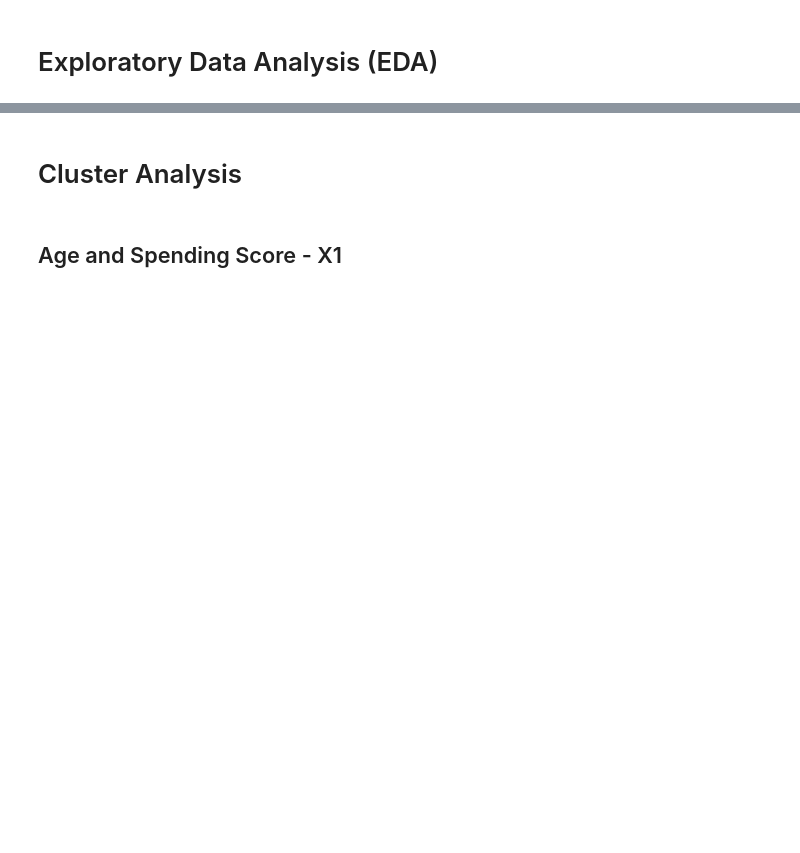
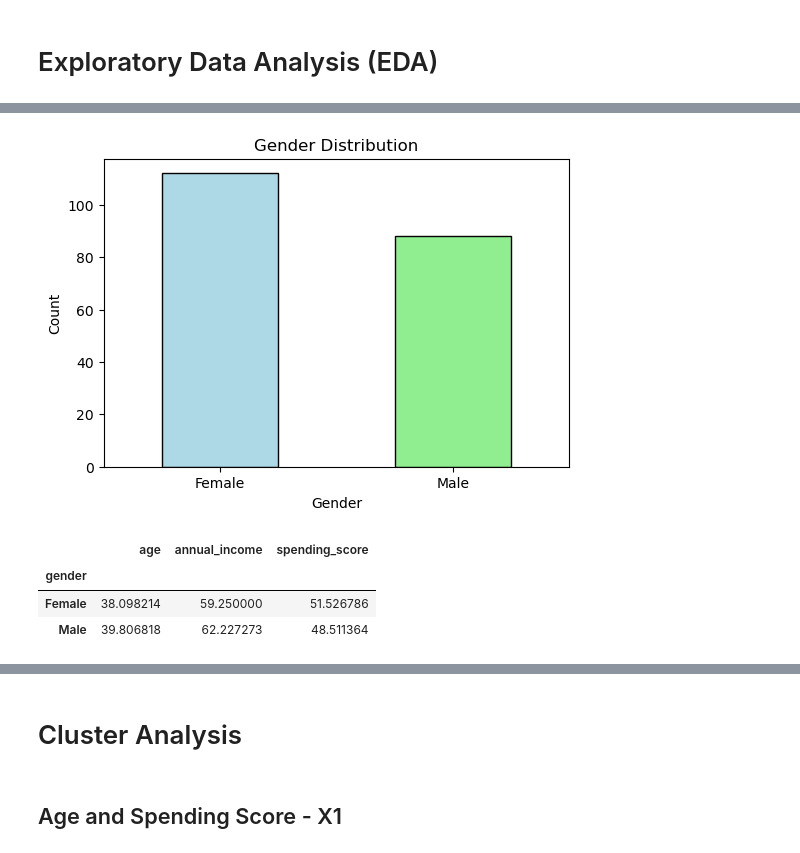
Before and after one commit to easgarli/datascience_bootcamp, a Jupyter notebook: Machine learning/16- Final Projects/Unsupervised Learning/ML_Unsupervised_Final_Project (Customers Segmentation).ipynb, the cells around one changed output, grey strips where cells are left out. Drawn from its saved outputs; the diff is of its cells as text; code cells hidden in the pictures; blank space fills up the shorter version.

```diff
--- a/Machine learning/16- Final Projects/Unsupervised Learning/ML_Unsupervised_Final_Project (Customers Segmentation).ipynb
+++ b/Machine learning/16- Final Projects/Unsupervised Learning/ML_Unsupervised_Final_Project (Customers Segmentation).ipynb
@@ -84,0 +213,27 @@
+# %%
+# Analyzing gender distribution and breakdown in relation to other variables
+
+# Gender distribution
+gender_distribution = customer_data['gender'].value_counts()
+
+# Plotting gender distribution
+plt.figure(figsize=(6,4))
+gender_distribution.plot(kind='bar', color=['lightblue', 'lightgreen'], edgecolor='black')
+plt.title('Gender Distribution')
+plt.xlabel('Gender')
+plt.ylabel('Count')
+plt.xticks(rotation=0)
+plt.show()
+# %% [output]
+[figure, added]
+# %%
+
+# Grouping by gender to analyze the mean of other variables
+gender_analysis = customer_data.groupby('gender').mean()[['age', 'annual_income', 'spending_score']]
+
+gender_analysis
+# %% [output]
+|  | age | annual_income | spending_score |
+| gender |  |  |  |
+| Female | 38.098214 | 59.250000 | 51.526786 |
+| Male | 39.806818 | 62.227273 | 48.511364 |
```
Also changed, not shown: parts of 34 cells of this notebook, 5 other files.
